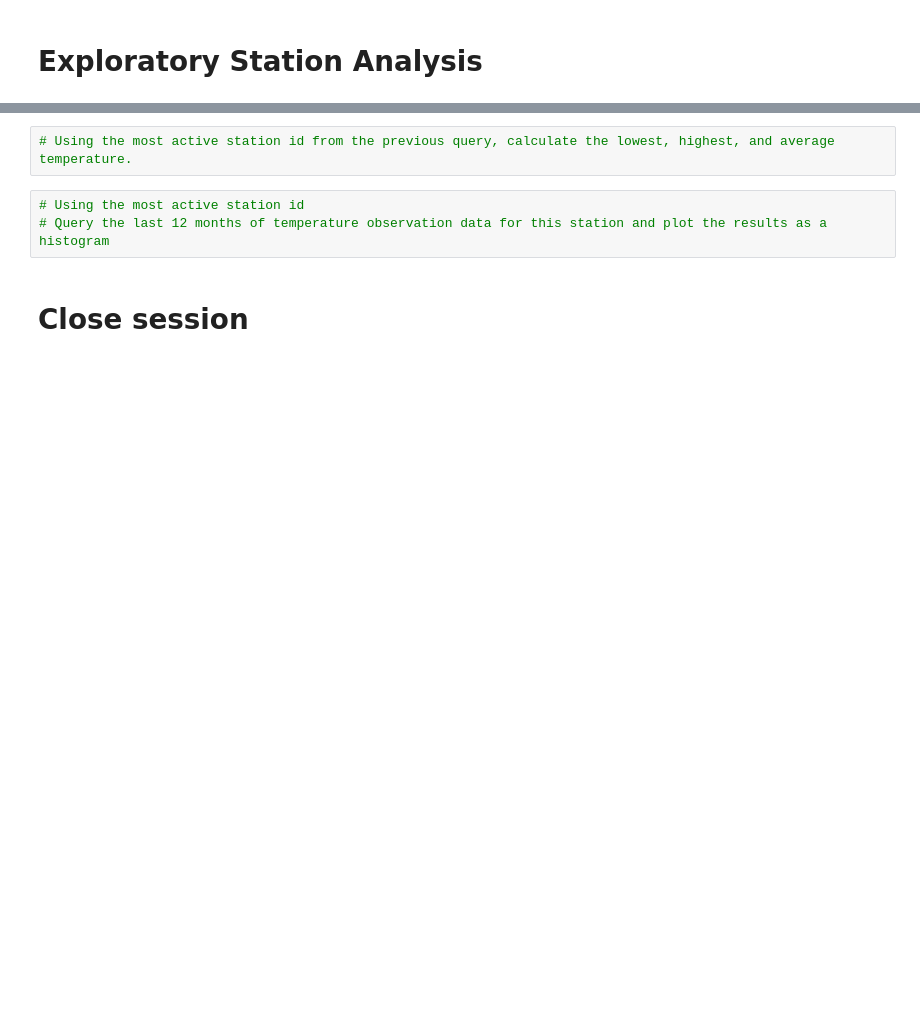
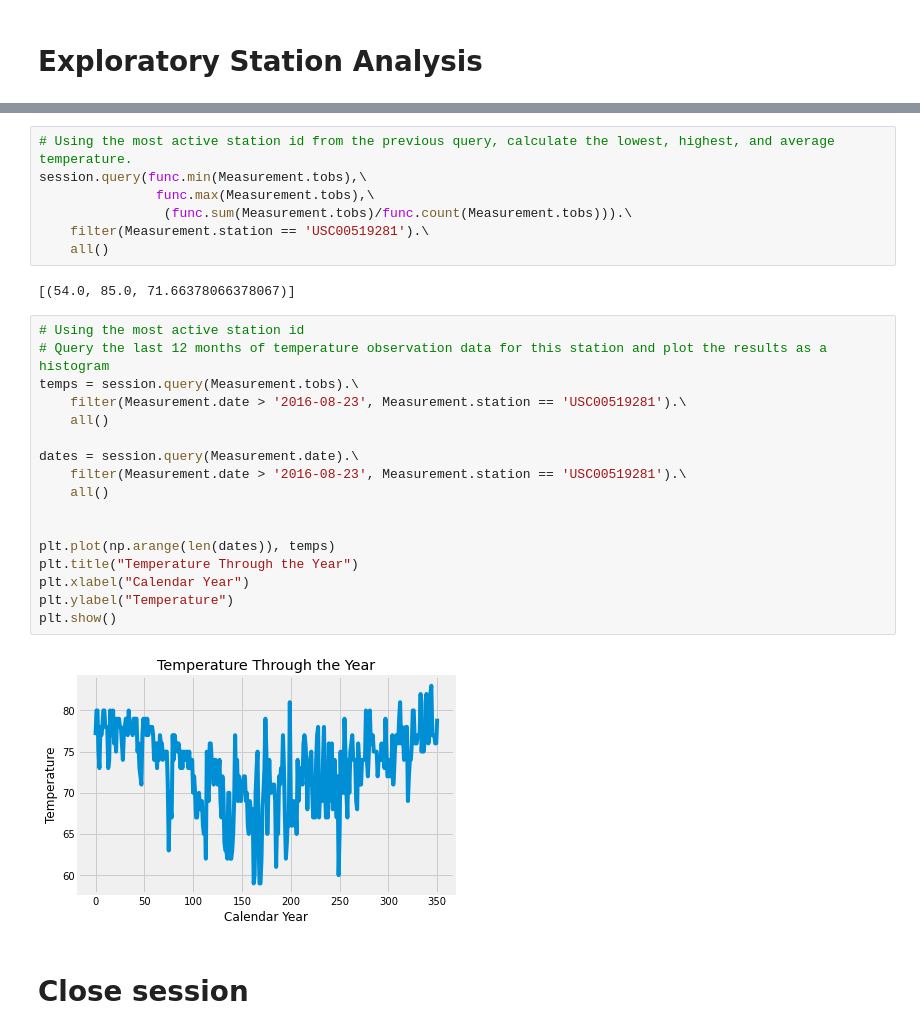
Before and after one commit to ShoaibFarooqui/sqlalchemy-challenge, a Jupyter notebook: SurfsUp/climate_starter.ipynb, the cells around one changed output, grey strips where cells are left out. Saved outputs shown, nothing was run; the diff lists cells and outputs as text; blank space fills up the shorter version.

Commit message:
Exploratory Station Analysis

```diff
--- a/SurfsUp/climate_starter.ipynb
+++ b/SurfsUp/climate_starter.ipynb
@@ -82,8 +110,31 @@ plt.show()
 # %%
 # Using the most active station id from the previous query, calculate the lowest, highest, and average temperature.
+session.query(func.min(Measurement.tobs),\
+               func.max(Measurement.tobs),\
+                (func.sum(Measurement.tobs)/func.count(Measurement.tobs))).\
+    filter(Measurement.station == 'USC00519281').\
+    all()
+# %% [output]
+[(54.0, 85.0, 71.66378066378067)]
 # %%
 # Using the most active station id
 # Query the last 12 months of temperature observation data for this station and plot the results as a histogram
+temps = session.query(Measurement.tobs).\
+    filter(Measurement.date > '2016-08-23', Measurement.station == 'USC00519281').\
+    all()
+
+dates = session.query(Measurement.date).\
+    filter(Measurement.date > '2016-08-23', Measurement.station == 'USC00519281').\
+    all()
+
+
+plt.plot(np.arange(len(dates)), temps)
+plt.title("Temperature Through the Year")
+plt.xlabel("Calendar Year")
+plt.ylabel("Temperature")
+plt.show()
+# %% [output]
+[figure, added]
 # %% [markdown]
 # Close session
 # %%
```
Also changed, not shown: parts of 5 cells of this notebook.
